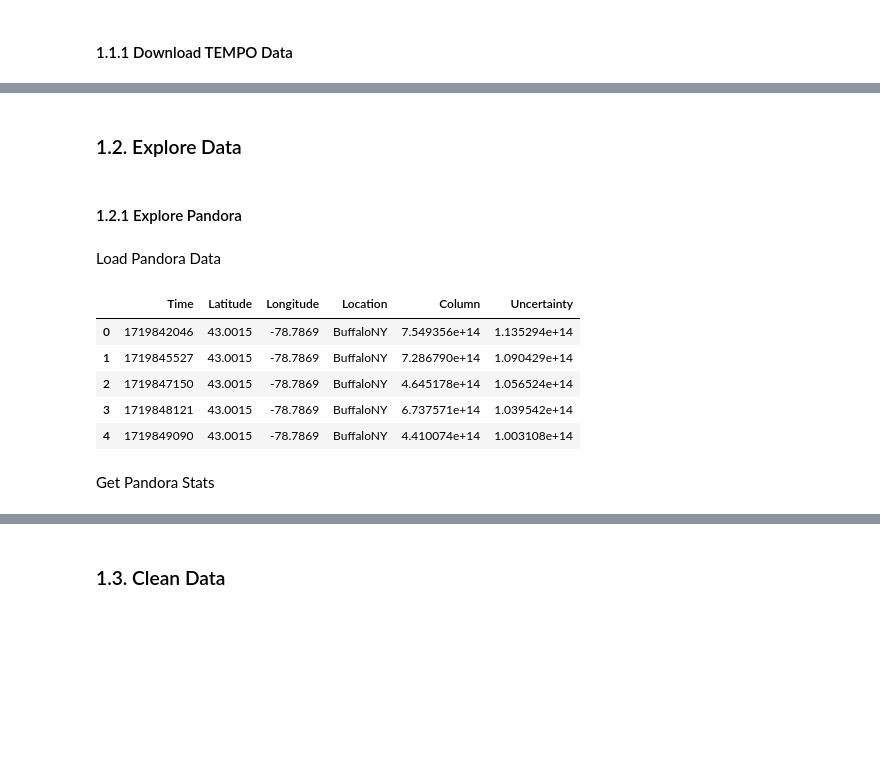
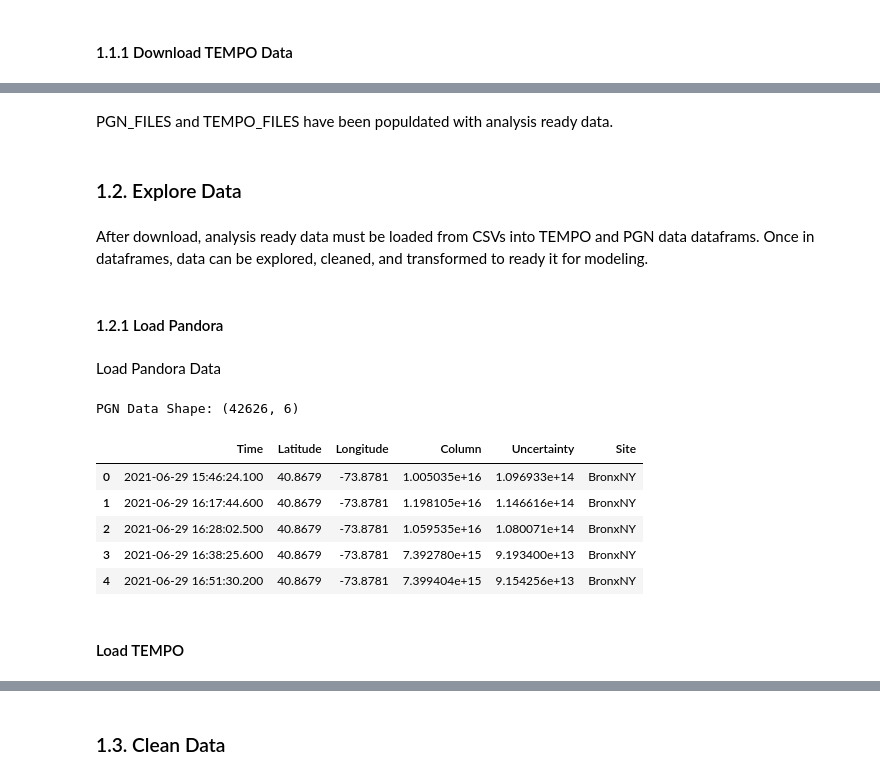
Before and after one commit to jestern001/MLA-Project, a Jupyter notebook: Project/Data_Getter.ipynb, the cells around one changed output, grey strips where cells are left out. Drawn from its saved outputs; the diff is of its cells as text; code cells hidden in the pictures; blank space fills up the shorter version.

Commit message:
Cleaned up the data getter

```diff
--- a/Project/Data_Getter.ipynb
+++ b/Project/Data_Getter.ipynb
@@ -105 +95,9 @@ pgn_formats = {
+# %%
+pgn_suffix = "rnvh3p1-8.txt"
+no2_quality_flag_index = 52
+valid_quality_flags = [0, 10]
+column_index = 61
+column_unc_index = 62
+sites = ['BronxNY', 'BuffaloNY', 'QueensNY']
+sites_url = "https://data.pandonia-global-network.org"
 # %% [markdown]
@@ -136,21 +165,0 @@ Build file URLs
-# %%
-# get file URLs
-print("Getting File URLs")
-pgn_urls: list[str] = []
-for i, site in enumerate(sites):
-    site_url = f"{sites_url}/{site}"
-    instruments = get_page_links(site_url)
-    print(f"Site {i+1} of {len(sites)}:", site)
-    for j, instrument in enumerate(instruments):
-        print(f"\tInstrument {j+1} of {len(instruments)}:", instrument)
-        for file_suffix in pgn_formats.keys():
-            file_url = f"{site_url}/{instrument}/L2/{instrument}_{site}_L2_{file_suffix}"
-            # verify file exists
-            if not requests.head(file_url, allow_redirects=True).ok:
-                print(f"\tFile does not exist (this may not be an issue): {file_url}")
-                continue
-            pgn_urls.append(file_url)
-
-print("File URLs:")
-for pgn_url in pgn_urls:
-    print(f"\t{pgn_url}")
@@ -173,19 +168,17 @@ Download files (if not already downloaded)
 # %%
 # Download Files
-pgn_paths: list[Path] = []
+pgn_files: list[Path] = []
 print(f"Downloading pgn files to {PGN_DATA_DIR}")
 for i, pgn_url in enumerate(pgn_urls):
     file_name = Path(pgn_url).name
     file_path = PGN_DATA_DIR.joinpath(file_name)
     if file_path.exists():
         print(f"File {i+1} of {len(pgn_urls)} exists and will not be downloaded: {file_name}")
-
     else:
         print(f"\tDownloading file {i+1} of {len(pgn_urls)}: {file_name}")
         response = requests.get(pgn_url)
         file_path.write_bytes(response.content)
-
-    pgn_paths.append(file_path)
+    pgn_files.append(file_path)
 print("Files downloaded")
 # %% [output]
 Downloading pgn files to pgn-data
@@ -448,24 +381,25 @@ File Download Complete
+# %% [markdown]
+PGN_FILES and TEMPO_FILES have been populdated with analysis ready data.
 # %% [markdown]
 ### 1.2. Explore Data
+# %% [markdown]
+After download, analysis ready data must be loaded from CSVs into TEMPO and PGN data dataframs.  Once in dataframes, data can be explored, cleaned, and transformed to ready it for modeling.
 # %% [markdown]
-#### 1.2.1 Explore Pandora
+#### 1.2.1 Load Pandora
 # %% [markdown]
 Load Pandora Data
 # %%
-pgn_data = pd.read_csv(PGN_DATA_PATH)
-# convert datetime to seconds since the epoch (to match tempo)
-nanoseconds_since_epoch = pd.to_datetime(pgn_data.Timestamp, utc=True)
-seconds_since_epoch = nanoseconds_since_epoch.astype('int64') // 10**9
-pgn_data['Timestamp'] = seconds_since_epoch
-pgn_data = pgn_data.rename(columns={'Timestamp': 'Time'})
-pgn_data.head()
+pgn_df = pd.concat([pd.read_csv(p) for p in PGN_PATHS], ignore_index=True)
+print("PGN Data Shape:", pgn_df.shape)
+pgn_df.head()
 # %% [output]
+PGN Data Shape: (42626, 6)
-|  | Time | Latitude | Longitude | Location | Column | Uncertainty |
-| 0 | 1719842046 | 43.0015 | -78.7869 | BuffaloNY | 7.549356e+14 | 1.135294e+14 |
-| 1 | 1719845527 | 43.0015 | -78.7869 | BuffaloNY | 7.286790e+14 | 1.090429e+14 |
-| 2 | 1719847150 | 43.0015 | -78.7869 | BuffaloNY | 4.645178e+14 | 1.056524e+14 |
-| 3 | 1719848121 | 43.0015 | -78.7869 | BuffaloNY | 6.737571e+14 | 1.039542e+14 |
-| 4 | 1719849090 | 43.0015 | -78.7869 | BuffaloNY | 4.410074e+14 | 1.003108e+14 |
+|  | Time | Latitude | Longitude | Column | Uncertainty | Site |
+| 0 | 2021-06-29 15:46:24.100 | 40.8679 | -73.8781 | 1.005035e+16 | 1.096933e+14 | BronxNY |
+| 1 | 2021-06-29 16:17:44.600 | 40.8679 | -73.8781 | 1.198105e+16 | 1.146616e+14 | BronxNY |
+| 2 | 2021-06-29 16:28:02.500 | 40.8679 | -73.8781 | 1.059535e+16 | 1.080071e+14 | BronxNY |
+| 3 | 2021-06-29 16:38:25.600 | 40.8679 | -73.8781 | 7.392780e+15 | 9.193400e+13 | BronxNY |
+| 4 | 2021-06-29 16:51:30.200 | 40.8679 | -73.8781 | 7.399404e+15 | 9.154256e+13 | BronxNY |
-# %% [markdown]
-Get Pandora Stats
+# %% [markdown]
+#### Load TEMPO
 # %%
```
Also changed, not shown: parts of 35 cells of this notebook.
